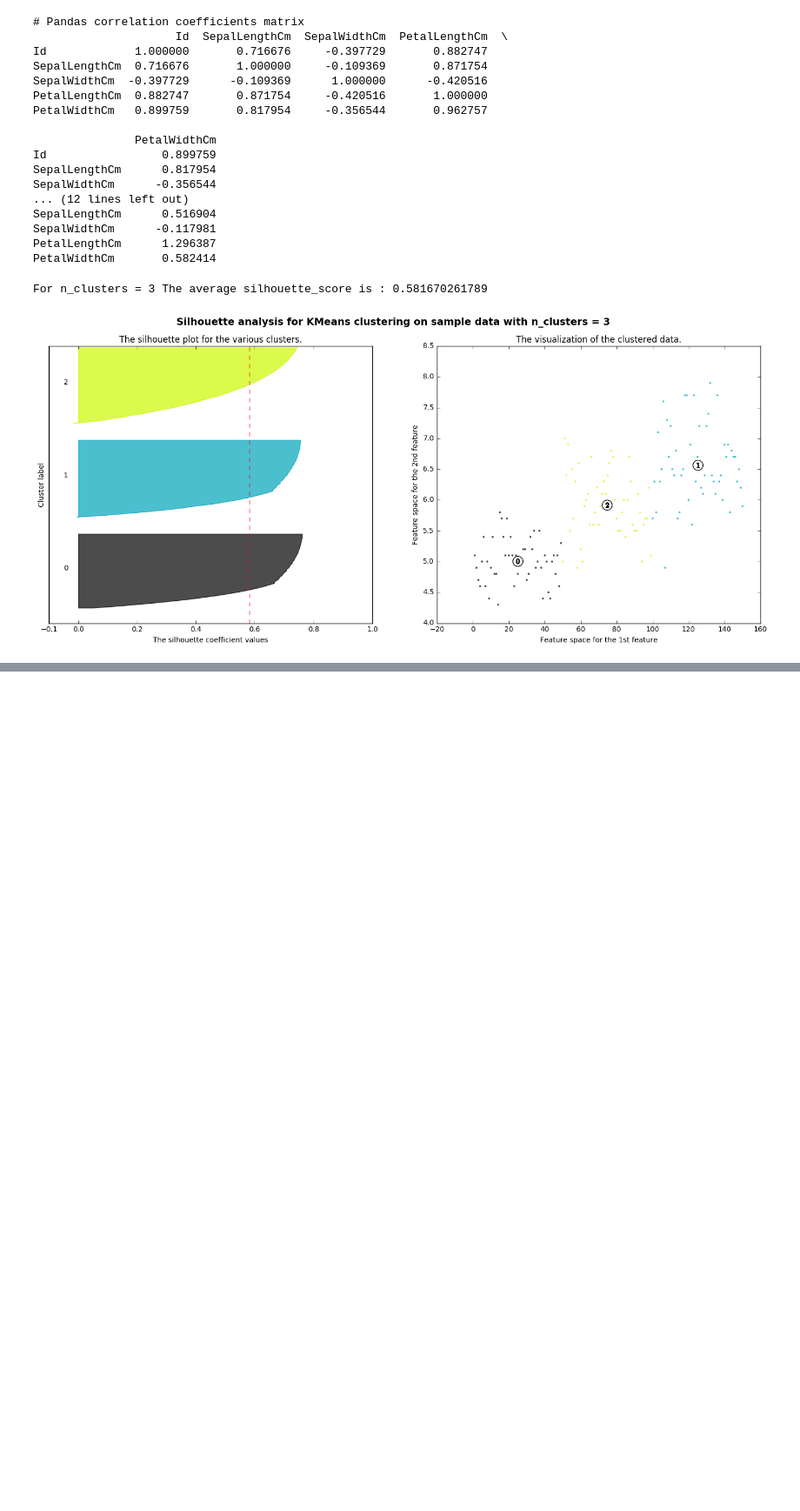
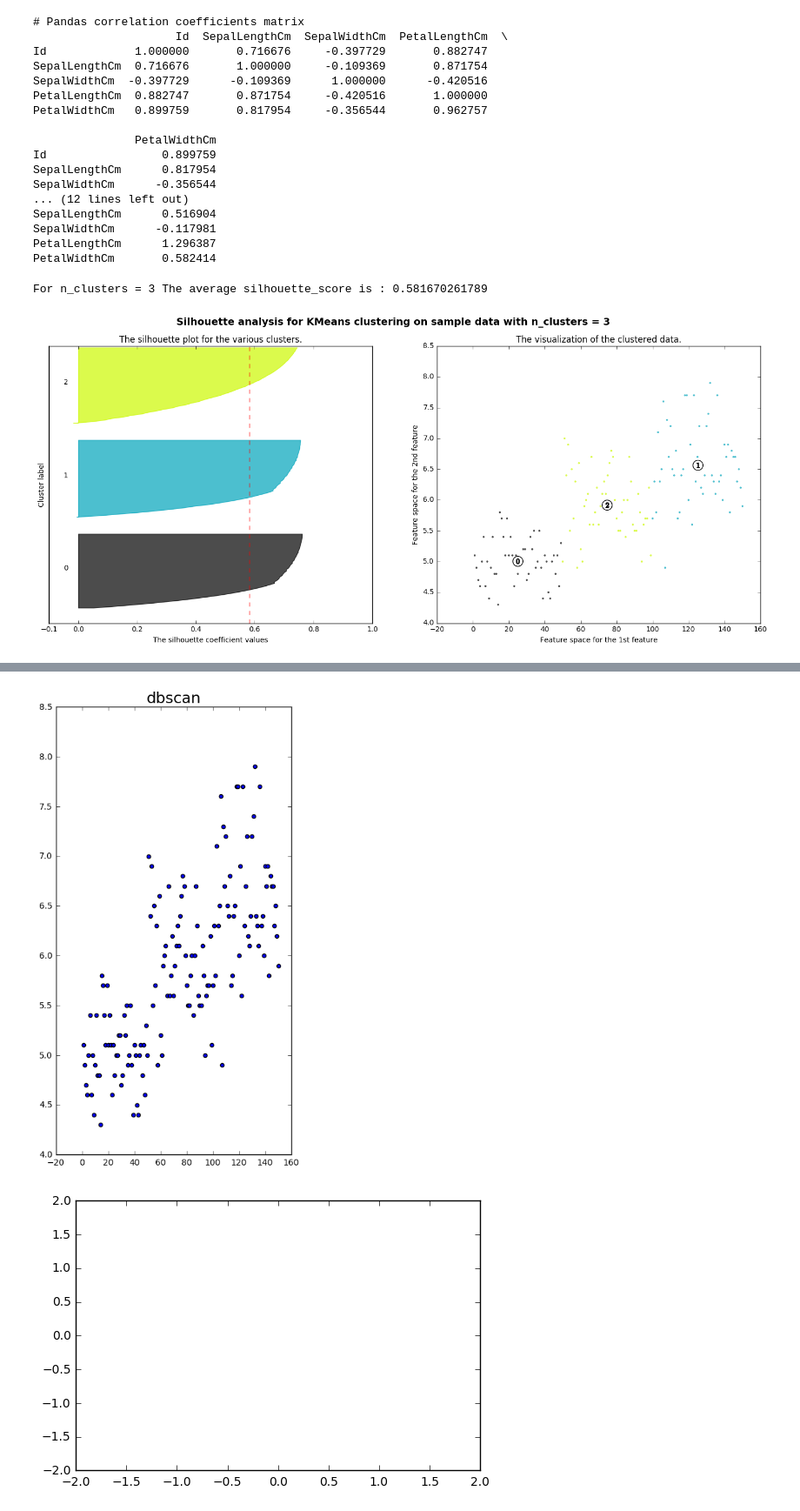
Before and after one commit to greytip/data-science-utils, a Jupyter notebook: DataExplorerTemplate.ipynb, the cells around one changed output, grey strips where cells are left out. Shown at 87% size. Cells and saved outputs as stored; diff of their text form; code cells hidden in the pictures; blank space fills up the shorter version.

```diff
--- a/DataExplorerTemplate.ipynb
+++ b/DataExplorerTemplate.ipynb
@@ -105,0 +106,5 @@ analyze.cluster_analyze(df, cluster_type='KMeans', n_clusters=3)
+# %%
+analyze.cluster_analyze(df, cluster_type='dbscan')
+# %% [output]
+[figure, added]
+[figure, added]
```
Also changed, not shown: parts of 2 cells of this notebook.
